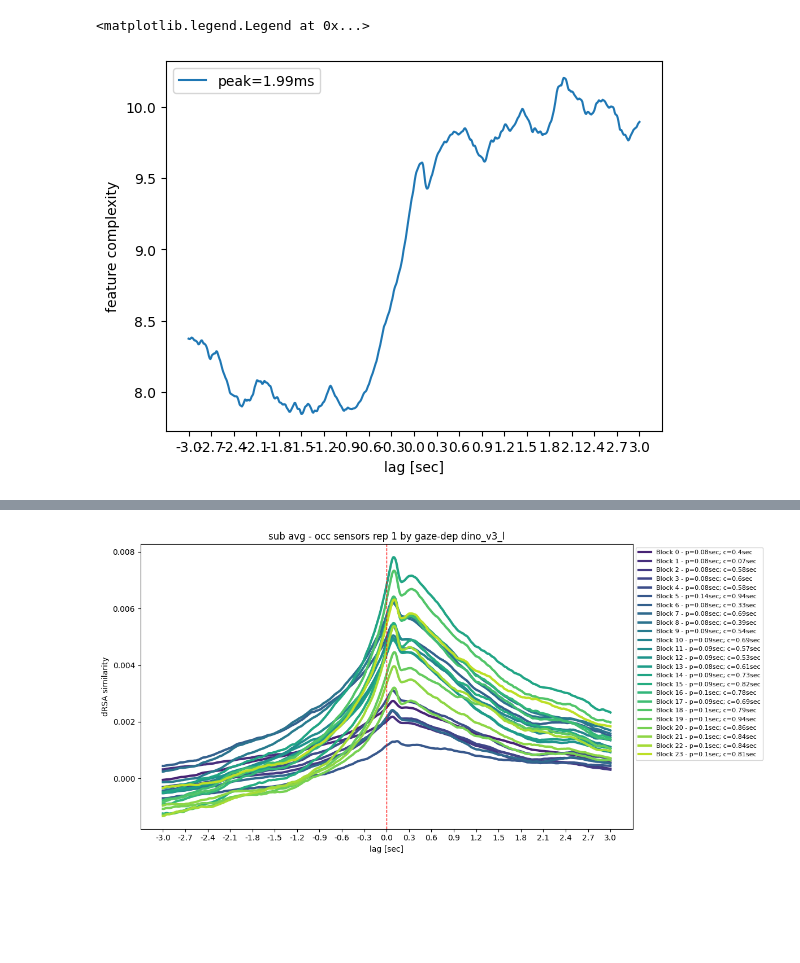
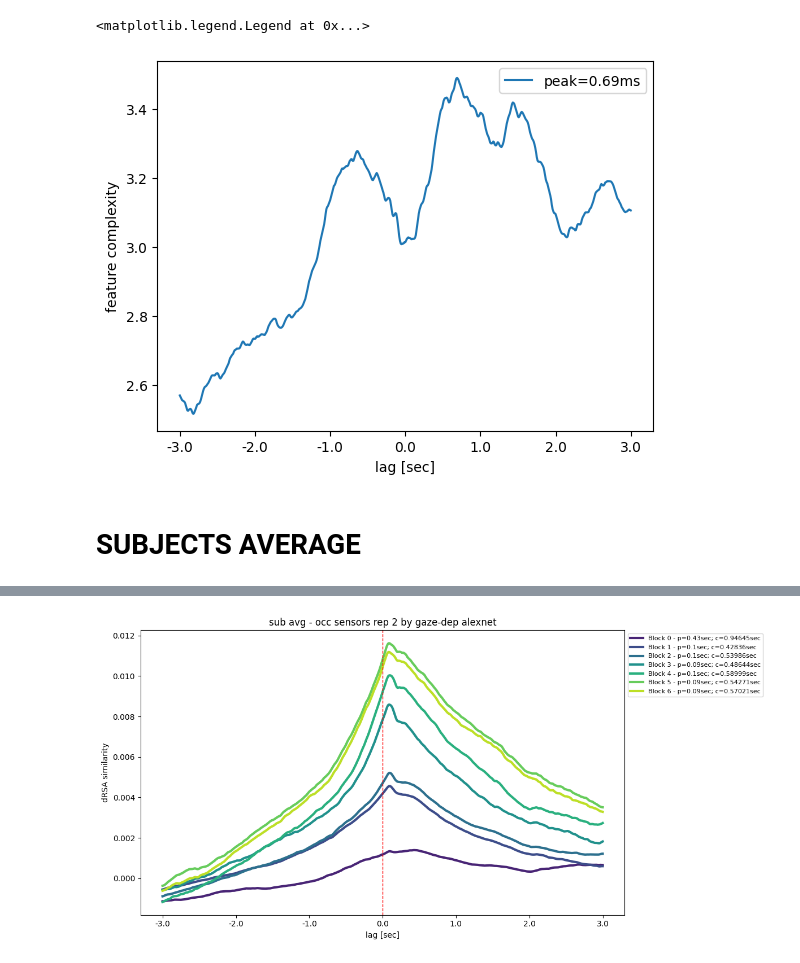
Before and after one commit to TizianoCausin01/project1917-26, a Jupyter notebook: python_scripts/scripts/viz_dRSA_results.ipynb, the cells around one changed output, grey strips where cells are left out. Saved outputs shown, nothing was run; the diff lists cells and outputs as text; code cells hidden in the pictures; blank space fills up the shorter version.

```diff
--- a/python_scripts/scripts/viz_dRSA_results.ipynb
+++ b/python_scripts/scripts/viz_dRSA_results.ipynb
@@ -24,12 +24,12 @@ from dataclasses import dataclass, field
 
 @dataclass
 class Cfg:
-    sub_num = 6
+    sub_num = 8
     neu_fs = 100
     gaze_fs = 50
     sq_side = 384
     sensors_group = 'occ'
-    model_name = "dino_v3_l"
+    model_name = "alexnet"
     pkg = "hf"
     len_or_lag = 600
     pseudotrials_n = 100
@@ -37,13 +37,14 @@ class Cfg:
     pooling = "all"
     PCs_to_regress_out = 50
     iterations_n = 1000
-    repetition = 0
+    repetition = 1
     signal_metric = "correlation"
     model_metric = "correlation"
     regress_out_gaze = 'PCR' # or None or pointwise
     PCs_to_regress_out = 50
     max_lag = 300
     analysis_type = "RSA"
+    tick_step = 100
 cfg = Cfg()
 layers = get_relevant_output_layers(cfg.model_name, pkg=cfg.pkg)
 mod_fs = config["movie_fs"]
@@ -55,16 +56,15 @@ import numpy as np
 from useful_stuff.general_utils.plots import truncate_colormap
 from useful_stuff.general_utils.utils import get_lagplot
 from useful_stuff.image_processing.computational_models import get_relevant_output_layers
-from project_specific_utils.subsampling_lagged_comparisons import save_lagged_comparisons
-tick_step = 30
+
+
 lagplots = []
 # --- choose colormap ---
 cmap = truncate_colormap(plt.cm.viridis)  # or "plasma", "coolwarm", etc.
 colors = cmap(np.linspace(0, 1, 24))
 peaks = []
 centroids = []
-
-ticks = np.arange(-cfg.max_lag, cfg.max_lag + 1, tick_step)
+ticks = np.arange(-cfg.max_lag, cfg.max_lag + 1, cfg.tick_step)
 ticks_labels = np.round(ticks / cfg.neu_fs, 2)
 ticks += cfg.max_lag
 plt.figure(figsize=(12, 6))
@@ -85,7 +85,7 @@ for idx, l in enumerate(layers):
         weights[weights < 0] = 0  # optional but recommended
 
         centroid = np.sum(lags * weights) / np.sum(weights)
-        centroid_lag = np.round(centroid / cfg.neu_fs, 2)
+        centroid_lag = np.round(centroid / cfg.neu_fs, 5)
         peak_val = lagplot[peak_idx]
         peak_lag = (peak_idx - cfg.max_lag) / cfg.neu_fs  # convert to seconds
         peaks.append(peak_lag)
@@ -139,7 +142,9 @@ plt.ylabel("feature complexity")
 plt.legend()
 # %% [output]
 <matplotlib.legend.Legend at 0x...>
-[figure, old version]
+[figure, new version]
+# %% [markdown]
+# SUBJECTS AVERAGE
 # %%
 from scipy.io import loadmat
 import matplotlib.pyplot as plt
@@ -147,15 +152,14 @@ import numpy as np
 from useful_stuff.general_utils.plots import truncate_colormap
 from useful_stuff.general_utils.utils import get_lagplot
 from useful_stuff.image_processing.computational_models import get_relevant_output_layers
-from project_specific_utils.subsampling_lagged_comparisons import save_lagged_comparisons
-tick_step = 30
+
 lagplots = []
 # --- choose colormap ---
 cmap = truncate_colormap(plt.cm.viridis)  # or "plasma", "coolwarm", etc.
-colors = cmap(np.linspace(0, 1, 24))
+colors = cmap(np.linspace(0, 1, len(layers)))
 peaks = []
 centroids = []
-ticks = np.arange(-cfg.max_lag, cfg.max_lag + 1, tick_step)
+ticks = np.arange(-cfg.max_lag, cfg.max_lag + 1, cfg.tick_step)
 ticks_labels = np.round(ticks / cfg.neu_fs, 2)
 ticks += cfg.max_lag
 plt.figure(figsize=(12, 6))
@@ -170,7 +174,7 @@ for idx, l in enumerate(layers):
                 lagplot = get_lagplot(res, cfg.max_lag)
                 sub_counter +=1
             except FileNotFoundError:
-                print(f"{res_path} not found")
+                print_wise(f"sub={i_sub} layer={l} not found")
                 pass
             lagplot_sum += lagplot
         avg_lagplot = lagplot_sum/sub_counter
@@ -183,7 +187,7 @@ for idx, l in enumerate(layers):
         weights[weights < 0] = 0  # optional but recommended
 
         centroid = np.sum(lags * weights) / np.sum(weights)
-        centroid_lag = np.round(centroid / cfg.neu_fs, 2)
+        centroid_lag = np.round(centroid / cfg.neu_fs, 5)
         peak_val = avg_lagplot[peak_idx]
         peak_lag = (peak_idx - cfg.max_lag) / cfg.neu_fs  # convert to seconds
         peaks.append(peak_lag)
@@ -220,3 +224,3 @@ plt.tight_layout()
-[figure, old version]
+[figure, new version]
 # %%
 from useful_stuff.general_utils.utils import spearman
```
Also changed, not shown: parts of 6 cells of this notebook, 13 other files.
